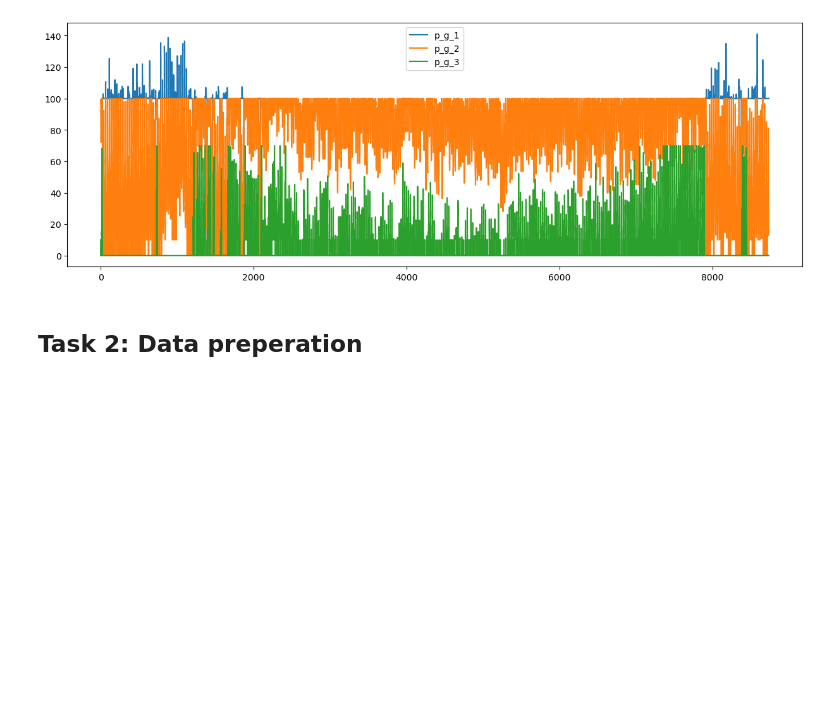
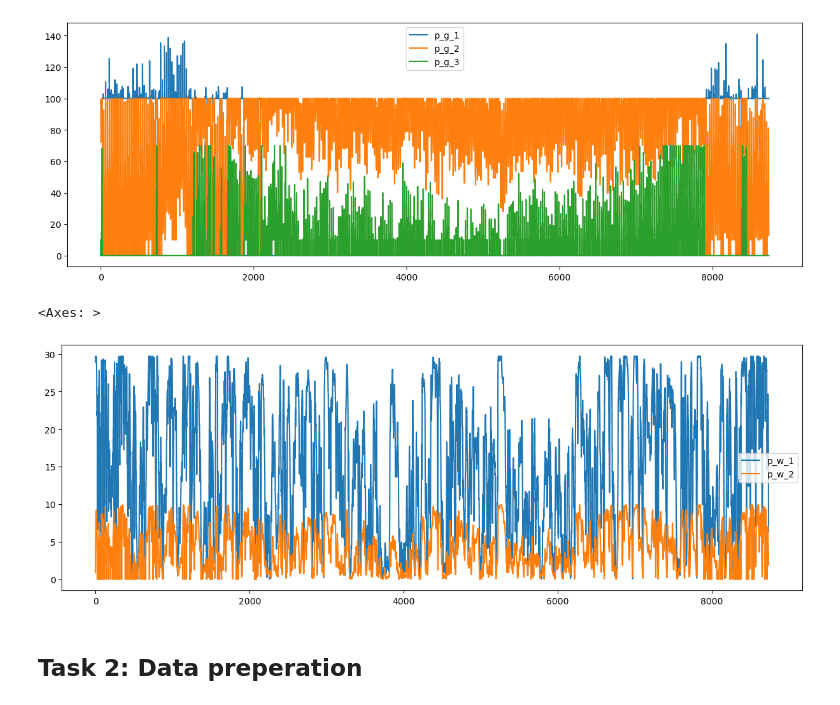
Before and after one commit to JacobSkaarup/46765_assignment2, a Jupyter notebook: main.ipynb, the cells around one changed output. Saved outputs shown, nothing was run; the diff lists cells and outputs as text; code cells hidden in the pictures; blank space fills up the shorter version.

```diff
--- a/main.ipynb
+++ b/main.ipynb
@@ -149,6 +149,11 @@ df_res[["p_g_1", "p_g_2", "p_g_3"]].plot(drawstyle="steps", figsize = (15,5))
 # %% [output]
 <Axes: >
 [figure]
+# %%
+df_res.plot(y = ["p_w_1", "p_w_2"], drawstyle="steps", figsize = (15,5))
+# %% [output]
+<Axes: >
+[figure, added]
 # %% [markdown]
 ## Task 2: Data preperation
 # %%
```
Also changed, not shown: parts of 5 cells of this notebook.
